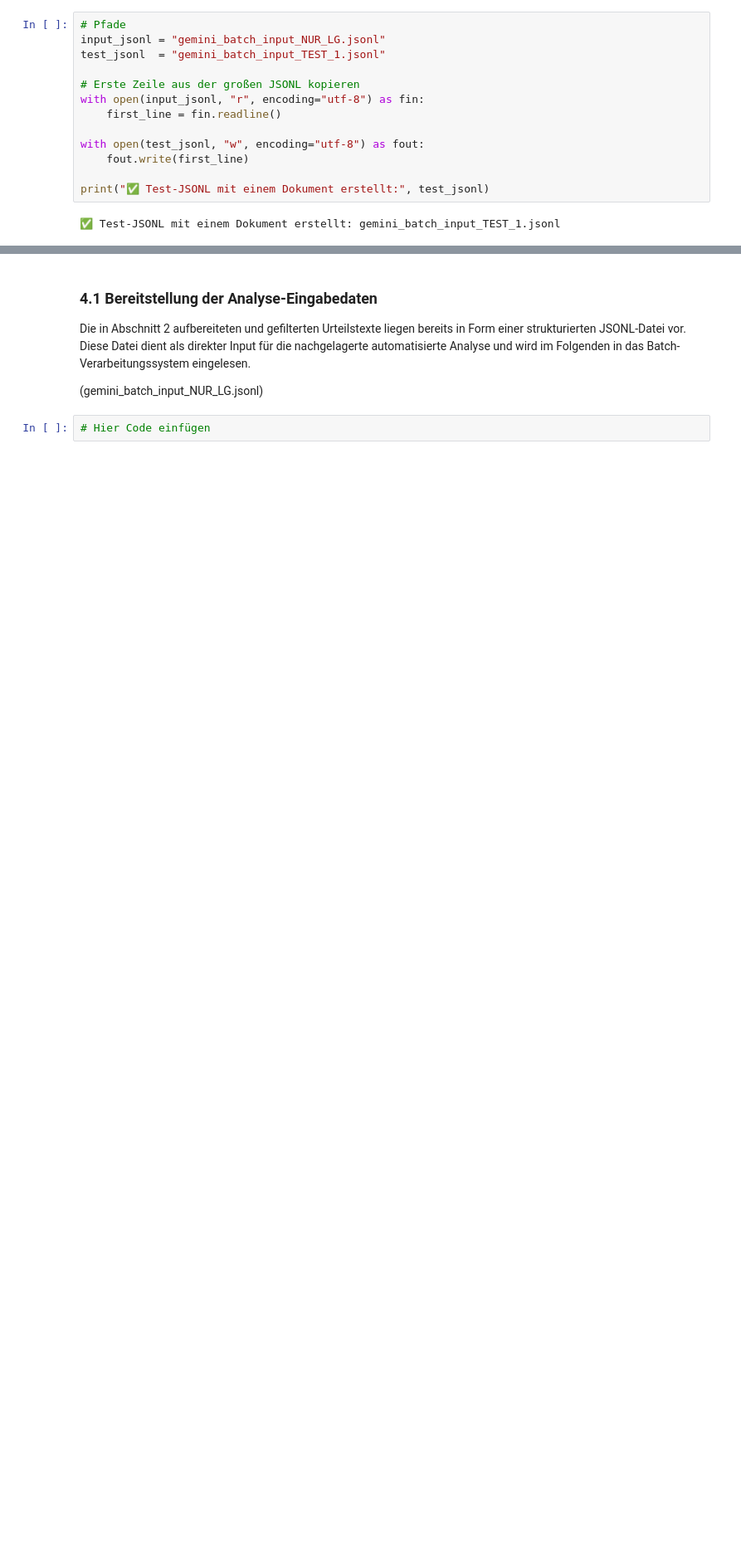
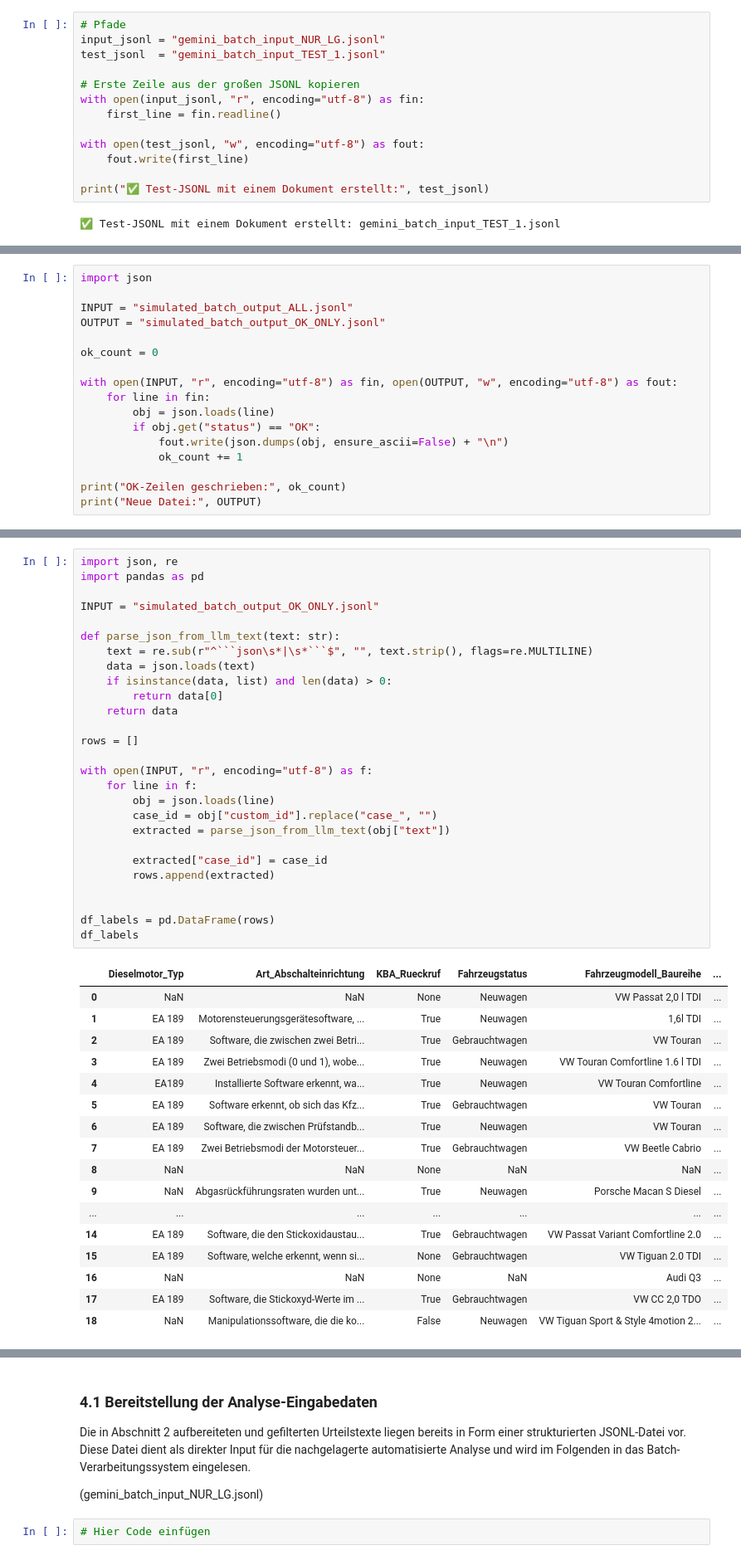
Before and after one commit to Theresa17/ds_law, a Jupyter notebook: backend/jupyter_notebook/analyse_2.ipynb, the cells around one changed output, grey strips where cells are left out. Shown at 83% size. Saved outputs shown, nothing was run; the diff lists cells and outputs as text; blank space fills up the shorter version.

````diff
--- a/backend/jupyter_notebook/analyse_2.ipynb
+++ b/backend/jupyter_notebook/analyse_2.ipynb
@@ -299,0 +431,17 @@ Keine erneute Datenaufbereitung, sondern Nutzung der in Abschnitt 2 erzeugten JS
+# %%
+import json
+
+INPUT = "simulated_batch_output_ALL.jsonl"
+OUTPUT = "simulated_batch_output_OK_ONLY.jsonl"
+
+ok_count = 0
+
+with open(INPUT, "r", encoding="utf-8") as fin, open(OUTPUT, "w", encoding="utf-8") as fout:
+    for line in fin:
+        obj = json.loads(line)
+        if obj.get("status") == "OK":
+            fout.write(json.dumps(obj, ensure_ascii=False) + "\n")
+            ok_count += 1
+
+print("OK-Zeilen geschrieben:", ok_count)
+print("Neue Datei:", OUTPUT)
@@ -299,0 +453,45 @@ Keine erneute Datenaufbereitung, sondern Nutzung der in Abschnitt 2 erzeugten JS
+# %%
+import json, re
+import pandas as pd
+
+INPUT = "simulated_batch_output_OK_ONLY.jsonl"
+
+def parse_json_from_llm_text(text: str):
+    text = re.sub(r"^```json\s*|\s*```$", "", text.strip(), flags=re.MULTILINE)
+    data = json.loads(text)
+    if isinstance(data, list) and len(data) > 0:
+        return data[0]
+    return data
+
+rows = []
+
+with open(INPUT, "r", encoding="utf-8") as f:
+    for line in f:
+        obj = json.loads(line)
+        case_id = obj["custom_id"].replace("case_", "")
+        extracted = parse_json_from_llm_text(obj["text"])
+
+        extracted["case_id"] = case_id
+        rows.append(extracted)
+
+
+df_labels = pd.DataFrame(rows)
+df_labels
+# %% [output]
+|  | Dieselmotor_Typ | Art_Abschalteinrichtung | KBA_Rueckruf | Fahrzeugstatus | Fahrzeugmodell_Baureihe | ... |
+| 0 | NaN | NaN | None | Neuwagen | VW Passat 2,0 l TDI | ... |
+| 1 | EA 189 | Motorensteuerungsgerätesoftware, ... | True | Neuwagen | 1,6l TDI | ... |
+| 2 | EA 189 | Software, die zwischen zwei Betri... | True | Gebrauchtwagen | VW Touran | ... |
+| 3 | EA 189 | Zwei Betriebsmodi (0 und 1), wobe... | True | Neuwagen | VW Touran Comfortline 1.6 l TDI | ... |
+| 4 | EA189 | Installierte Software erkennt, wa... | True | Neuwagen | VW Touran Comfortline | ... |
+| 5 | EA 189 | Software erkennt, ob sich das Kfz... | True | Gebrauchtwagen | VW Touran | ... |
+| 6 | EA 189 | Software, die zwischen Prüfstandb... | True | Neuwagen | VW Touran | ... |
+| 7 | EA 189 | Zwei Betriebsmodi der Motorsteuer... | True | Gebrauchtwagen | VW Beetle Cabrio | ... |
+| 8 | NaN | NaN | None | NaN | NaN | ... |
+| 9 | NaN | Abgasrückführungsraten wurden unt... | True | Neuwagen | Porsche Macan S Diesel | ... |
+| ... | ... | ... | ... | ... | ... | ... |
+| 14 | EA 189 | Software, die den Stickoxidaustau... | True | Gebrauchtwagen | VW Passat Variant Comfortline 2.0 | ... |
+| 15 | EA 189 | Software, welche erkennt, wenn si... | None | Gebrauchtwagen | VW Tiguan 2.0 TDI | ... |
+| 16 | NaN | NaN | None | NaN | Audi Q3 | ... |
+| 17 | EA 189 | Software, die Stickoxyd-Werte im ... | True | Gebrauchtwagen | VW CC 2,0 TDO | ... |
+| 18 | NaN | Manipulationssoftware, die die ko... | False | Neuwagen | VW Tiguan Sport & Style 4motion 2... | ... |
````
Also changed, not shown: parts of 21 cells of this notebook, 3 other files.
